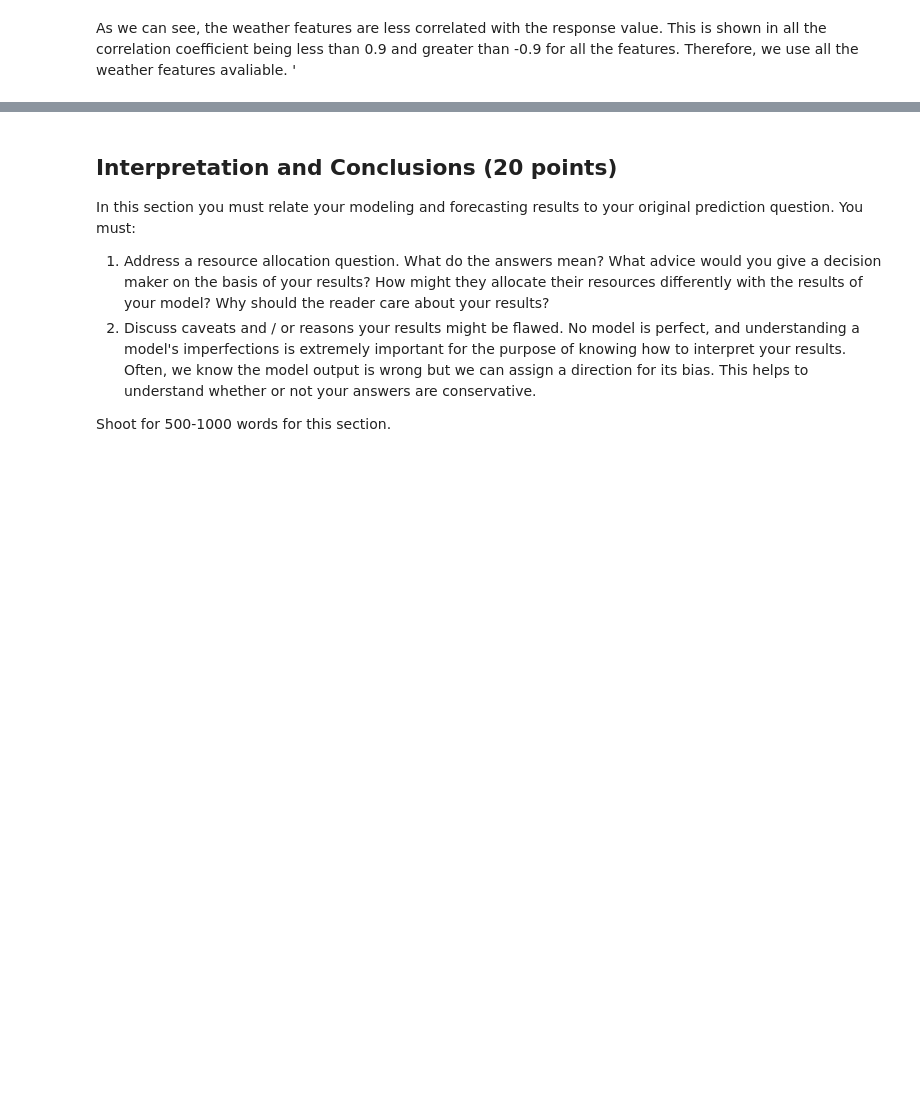
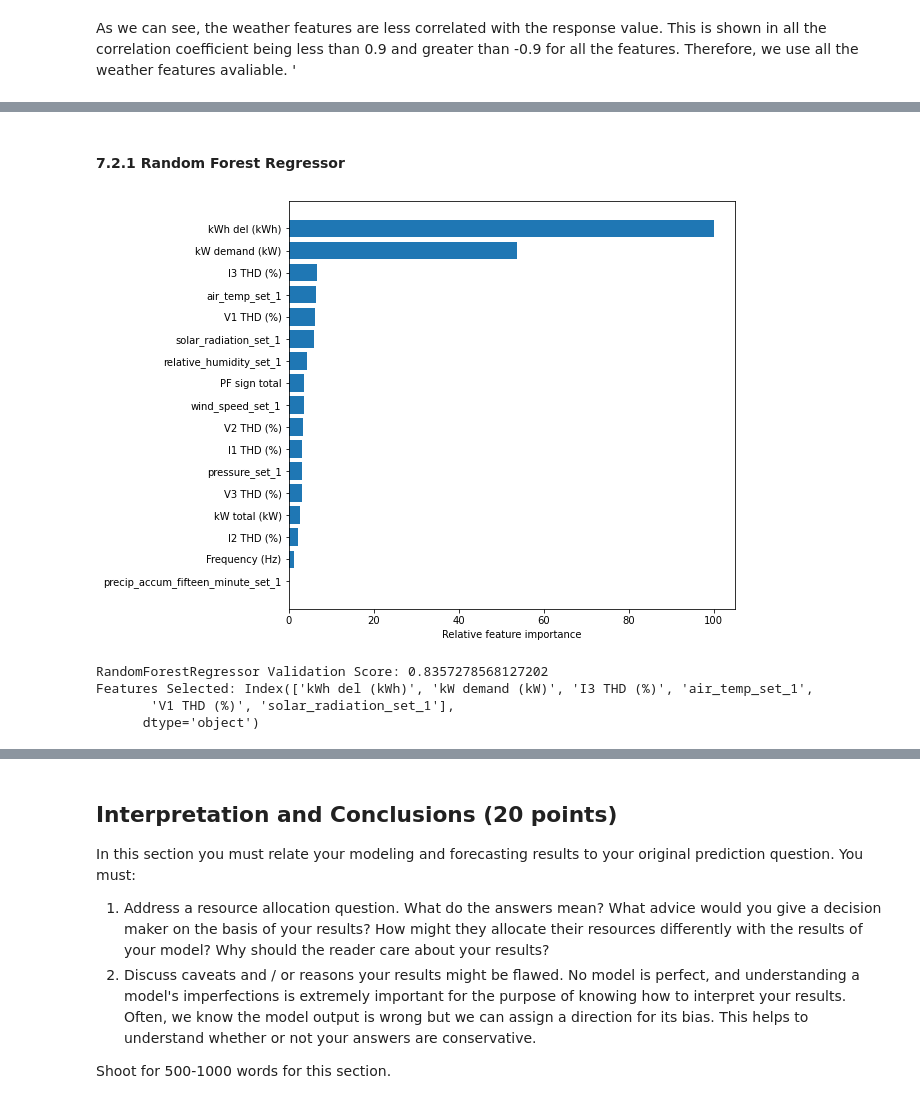
Before and after one commit to rachelngjiemin/131_group2, a Jupyter notebook: grp2_final_proj/FinalProjectTemplate_2022.ipynb, the cells around one changed output, grey strips where cells are left out. Cells and saved outputs as stored; diff of their text form; code cells hidden in the pictures; blank space fills up the shorter version.

Commit message:
Feature + Model Exploration

```diff
--- a/grp2_final_proj/FinalProjectTemplate_2022.ipynb
+++ b/grp2_final_proj/FinalProjectTemplate_2022.ipynb
@@ -562,0 +604,4 @@ This section is where the rubber meets the road.  In it you must:
+# %%
+df_model = df_with_history.copy()
+df_model['Current kW demand (kW)'] = df_combined['kW demand (kW)']
+df_model
@@ -562,0 +646,2 @@ This section is where the rubber meets the road.  In it you must:
+# %%
+df_model.dropna(subset=['kW demand (kW)'], inplace=True)
@@ -562,0 +706,24 @@ This section is where the rubber meets the road.  In it you must:
+# %%
+### Functions
+
+def importance_plot(tree):
+    feature_importance = tree.feature_importances_
+
+    #relative feature importance
+    feature_importance = 100.0 * (feature_importance / feature_importance.max())
+
+    feat_df = pd.DataFrame({'feature':X.columns, 'importance':feature_importance})
+    feat_df = feat_df.sort_values(by='importance', ascending=True)
+
+    # Bar plot
+    plt.figure(figsize=(8, 7.5))
+    plt.barh(width=feat_df.importance, y=feat_df.feature)
+    plt.xlabel('Relative feature importance');
+    return feat_df
+# %%
+### Split the data into features and target variable
+X = df_model.iloc[:,:-1]
+y = df_model.iloc[:,-1]
+
+X, X_test, y, y_test = train_test_split(X, y, test_size = 0.25, random_state = 2022)
+X, y
@@ -562,0 +748,25 @@ This section is where the rubber meets the road.  In it you must:
+# %% [markdown]
+#### 7.2.1 Random Forest Regressor
+# %%
+rf_tree = RandomForestRegressor(n_estimators=150, random_state=2022)
+rf_tree.fit(X, y)
+
+important_features_rf = importance_plot(rf_tree)
+# %% [output]
+[figure, added]
+# %%
+top_features = 6
+X_train = X[important_features_rf.sort_values(by='importance', ascending=False).feature[:top_features]]
+y_train = y
+
+X_train, X_val, y_train, y_val = train_test_split(X_train, y_train, test_size = 0.25, random_state = 1)
+
+rf_tree.fit(X_train, y_train)
+rf_score = rf_tree.score(X_val, y_val)
+print(f'RandomForestRegressor Validation Score: {rf_score}')
+print(f'Features Selected: {X_train.columns}')
+# %% [output]
+RandomForestRegressor Validation Score: 0.8357278568127202
+Features Selected: Index(['kWh del (kWh)', 'kW demand (kW)', 'I3 THD (%)', 'air_temp_set_1',
+       'V1 THD (%)', 'solar_radiation_set_1'],
+      dtype='object')
```
Also changed, not shown: parts of 32 cells of this notebook.
